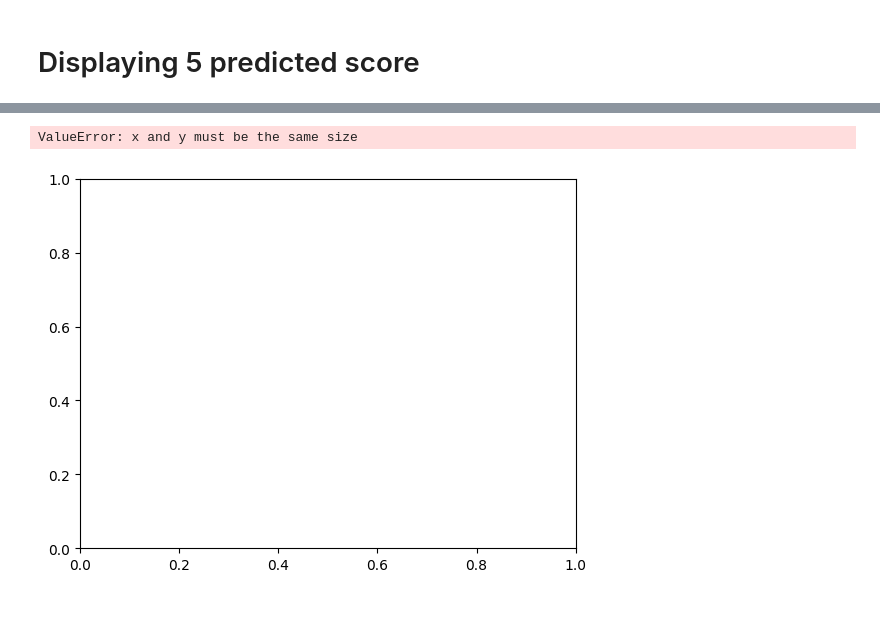
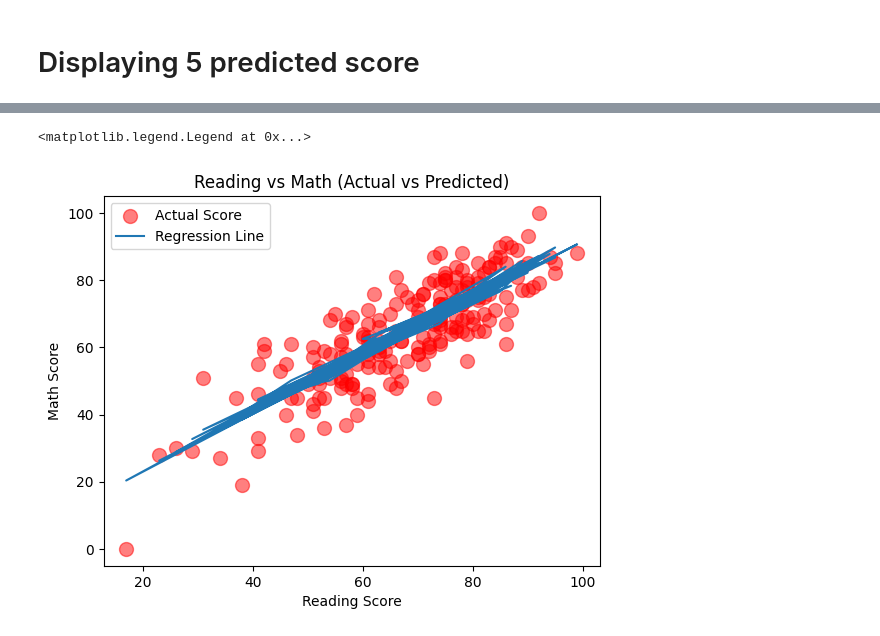
Before and after one commit to Garvit-7-Agarwal/Assignment2-AI-ML, a Jupyter notebook: TASK4.ipynb, the cells around one changed output, grey strips where cells are left out. Cells and saved outputs as stored; diff of their text form; code cells hidden in the pictures; blank space fills up the shorter version.

```diff
--- a/TASK4.ipynb
+++ b/TASK4.ipynb
@@ -55,10 +57,15 @@ import numpy as np
 # %%
-plt.scatter(df['reading score'],Y_test,
+plt.scatter(X_test['reading score'],Y_test,
             color ="Red",
-            aplha = 0.5, # Transparency
-            s = 200, # Size
-            label = "Actual Sore"
+            alpha = 0.5, # Transparency
+            s = 100, # Size
+            label = "Actual Score"
             )
+plt.plot(X_test['reading score'], y_pred, label="Regression Line")
+plt.xlabel("Reading Score")
+plt.ylabel("Math Score")
+plt.title("Reading vs Math (Actual vs Predicted)")
+plt.legend() # -> it adds the mention label in small blox
 # %% [output]
-ValueError: x and y must be the same size
+<matplotlib.legend.Legend at 0x...>
-[figure, old version]
+[figure, new version]
```
Also changed, not shown: parts of 3 cells of this notebook.
